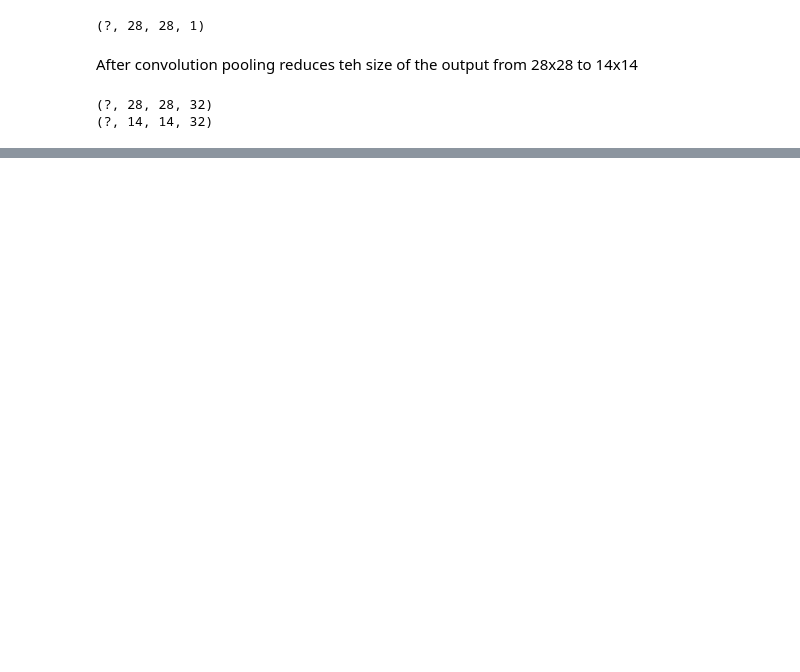
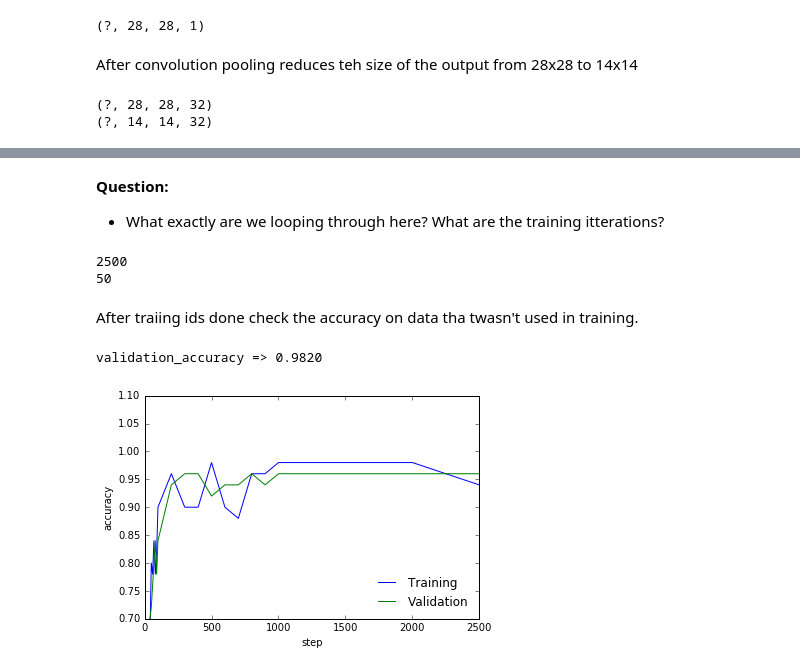
Before and after one commit to Broham/TensorFlowDigits, a Jupyter notebook: First TensorFlow.ipynb, the cells around one changed output, grey strips where cells are left out. Saved outputs shown, nothing was run; the diff lists cells and outputs as text; code cells hidden in the pictures; blank space fills up the shorter version.

```diff
--- a/First TensorFlow.ipynb
+++ b/First TensorFlow.ipynb
@@ -257,0 +318,4 @@ layer1 = tf.reshape(layer1, (-1, image_height*4, image_width*8))
+# %%
+# dropout
+keep_prob = tf.placeholder('float')
+h_fc1_drop = tf.nn.dropout(h_fc1, keep_prob)
@@ -257,0 +329,8 @@ layer1 = tf.reshape(layer1, (-1, image_height*4, image_width*8))
+# %%
+# readout layer for deep net
+W_fc2 = weight_variable([1024, labels_count])
+b_fc2 = bias_variable([labels_count])
+
+y = tf.nn.softmax(tf.matmul(h_fc1_drop, W_fc2) + b_fc2)
+
+#print (y.get_shape()) # => (40000, 10)
@@ -257,0 +345,12 @@ layer1 = tf.reshape(layer1, (-1, image_height*4, image_width*8))
+# %%
+# cost function
+cross_entropy = -tf.reduce_sum(y_*tf.log(y))
+
+
+# optimisation function
+train_step = tf.train.AdamOptimizer(LEARNING_RATE).minimize(cross_entropy)
+
+# evaluation
+correct_prediction = tf.equal(tf.argmax(y,1), tf.argmax(y_,1))
+
+accuracy = tf.reduce_mean(tf.cast(correct_prediction, 'float'))
@@ -257,0 +412,6 @@ layer1 = tf.reshape(layer1, (-1, image_height*4, image_width*8))
+# %%
+# start TensorFlow session
+init = tf.initialize_all_variables()
+sess = tf.InteractiveSession()
+
+sess.run(init)
@@ -257,0 +482,28 @@ layer1 = tf.reshape(layer1, (-1, image_height*4, image_width*8))
+# %% [markdown]
+**Question:**
+ - What exactly are we looping through here?  What are the training itterations?
+# %%
+print(TRAINING_ITERATIONS)
+print(BATCH_SIZE)
+# %% [output]
+2500
+50
+# %% [markdown]
+After traiing ids done check the accuracy on data tha twasn't used in training.
+# %%
+# check final accuracy on validation set
+if(VALIDATION_SIZE):
+    validation_accuracy = accuracy.eval(feed_dict={x: validation_images,
+                                                   y_: validation_labels,
+                                                   keep_prob: 1.0})
+    print('validation_accuracy => %.4f'%validation_accuracy)
+    plt.plot(x_range, train_accuracies,'-b', label='Training')
+    plt.plot(x_range, validation_accuracies,'-g', label='Validation')
+    plt.legend(loc='lower right', frameon=False)
+    plt.ylim(ymax = 1.1, ymin = 0.7)
+    plt.ylabel('accuracy')
+    plt.xlabel('step')
+    plt.show()
+# %% [output]
+validation_accuracy => 0.9820
+[figure, added]
```
Also changed, not shown: parts of 27 cells of this notebook.
